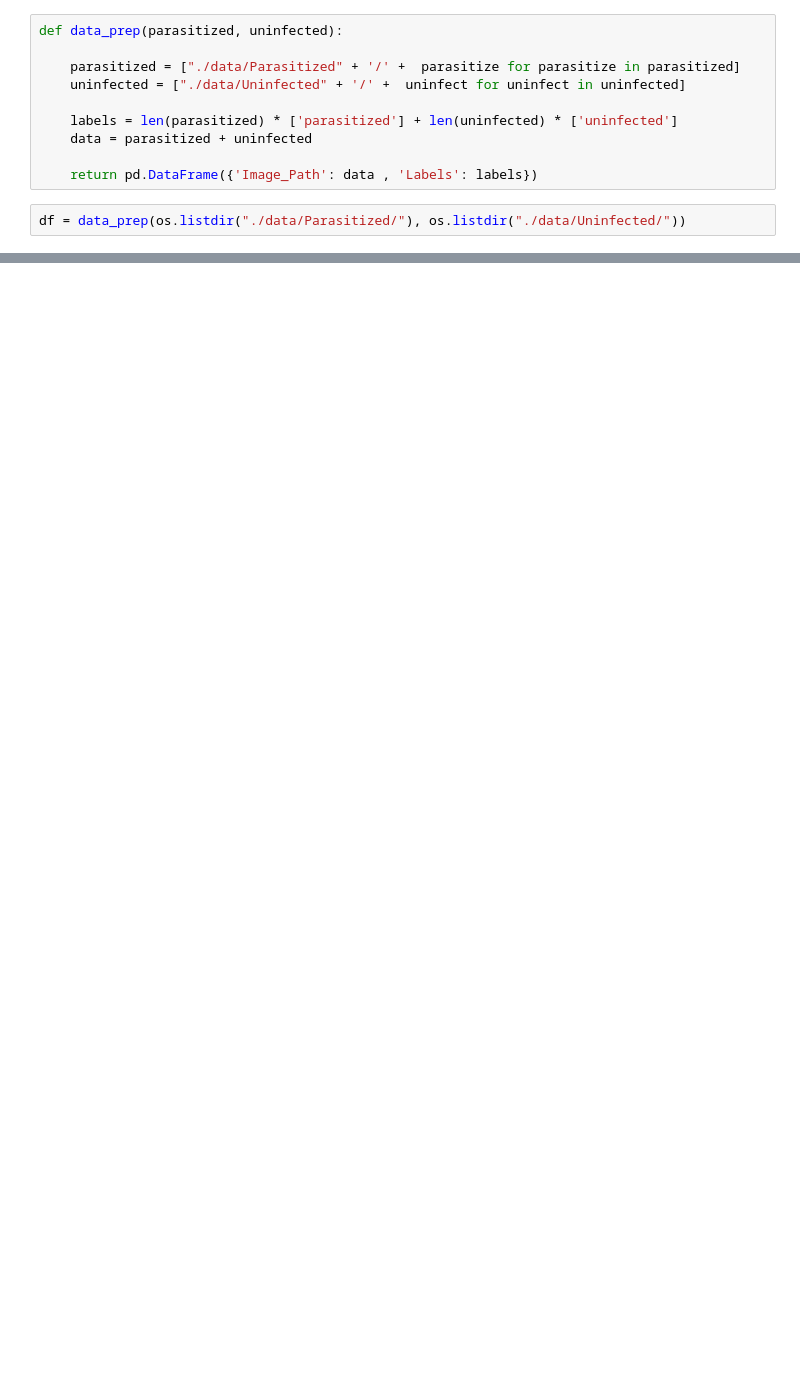
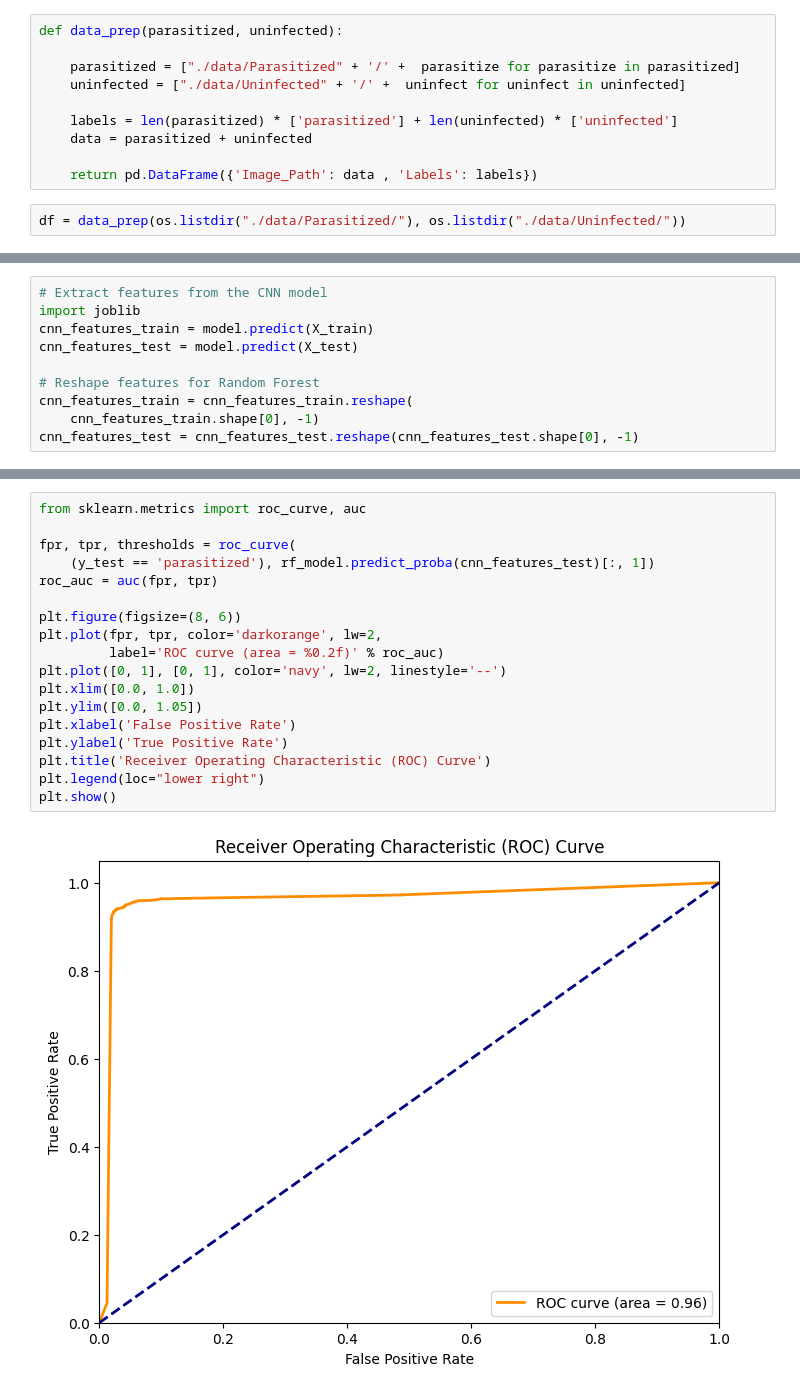
Before and after one commit to sxmedh/Malaria-Parasite-Detection, a Jupyter notebook: cnn-rf.ipynb, the cells around one changed output, grey strips where cells are left out. Drawn from its saved outputs; the diff is of its cells as text; blank space fills up the shorter version.

```diff
--- a/cnn-rf.ipynb
+++ b/cnn-rf.ipynb
@@ -138,0 +142,10 @@ Epoch 17/30
+# %%
+# Extract features from the CNN model
+import joblib
+cnn_features_train = model.predict(X_train)
+cnn_features_test = model.predict(X_test)
+
+# Reshape features for Random Forest
+cnn_features_train = cnn_features_train.reshape(
+    cnn_features_train.shape[0], -1)
+cnn_features_test = cnn_features_test.reshape(cnn_features_test.shape[0], -1)
@@ -138,0 +207,20 @@ Epoch 17/30
+# %%
+from sklearn.metrics import roc_curve, auc
+
+fpr, tpr, thresholds = roc_curve(
+    (y_test == 'parasitized'), rf_model.predict_proba(cnn_features_test)[:, 1])
+roc_auc = auc(fpr, tpr)
+
+plt.figure(figsize=(8, 6))
+plt.plot(fpr, tpr, color='darkorange', lw=2,
+         label='ROC curve (area = %0.2f)' % roc_auc)
+plt.plot([0, 1], [0, 1], color='navy', lw=2, linestyle='--')
+plt.xlim([0.0, 1.0])
+plt.ylim([0.0, 1.05])
+plt.xlabel('False Positive Rate')
+plt.ylabel('True Positive Rate')
+plt.title('Receiver Operating Characteristic (ROC) Curve')
+plt.legend(loc="lower right")
+plt.show()
+# %% [output]
+[figure, added]
```
Also changed, not shown: parts of 9 cells of this notebook, 2 other files.
